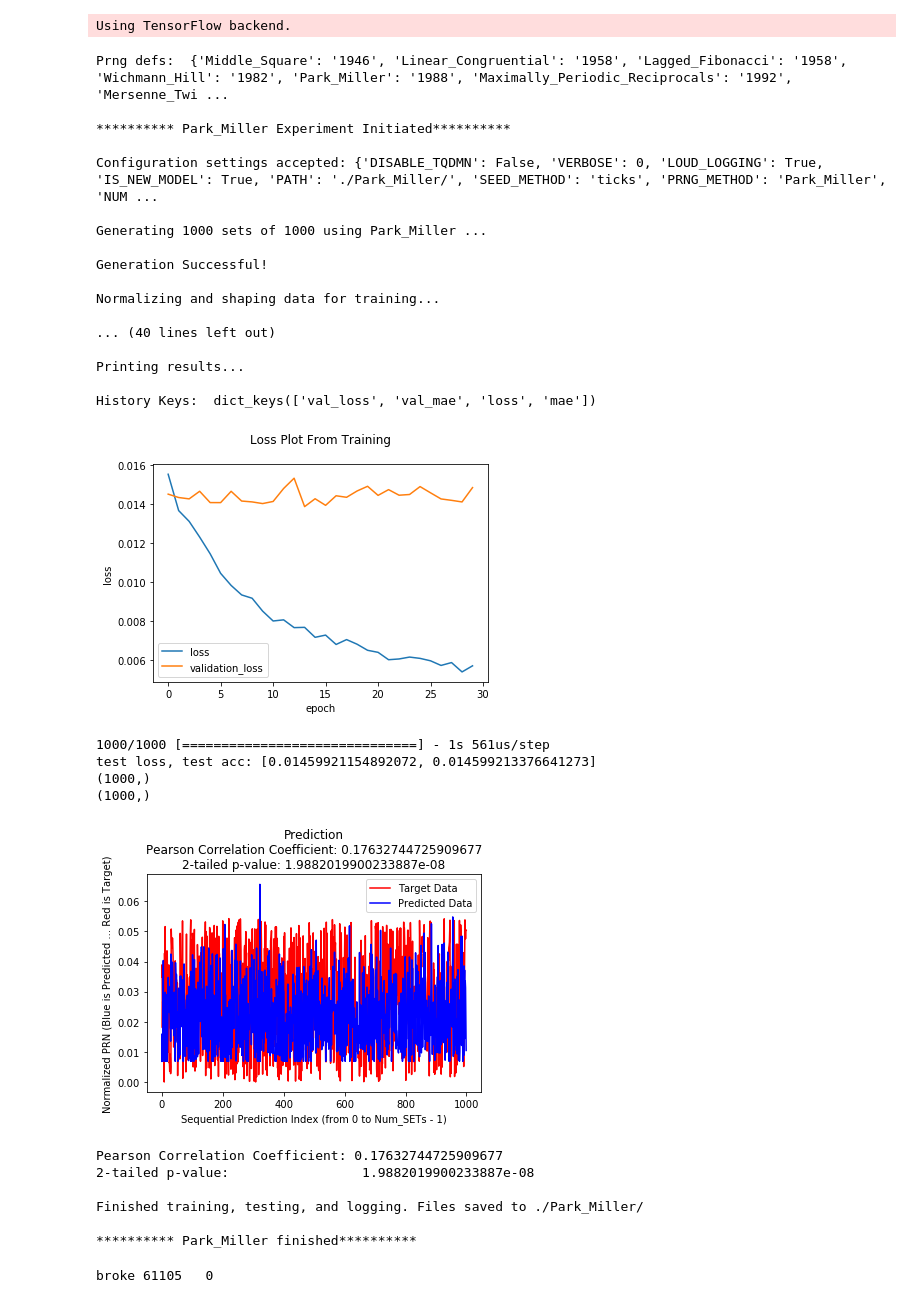
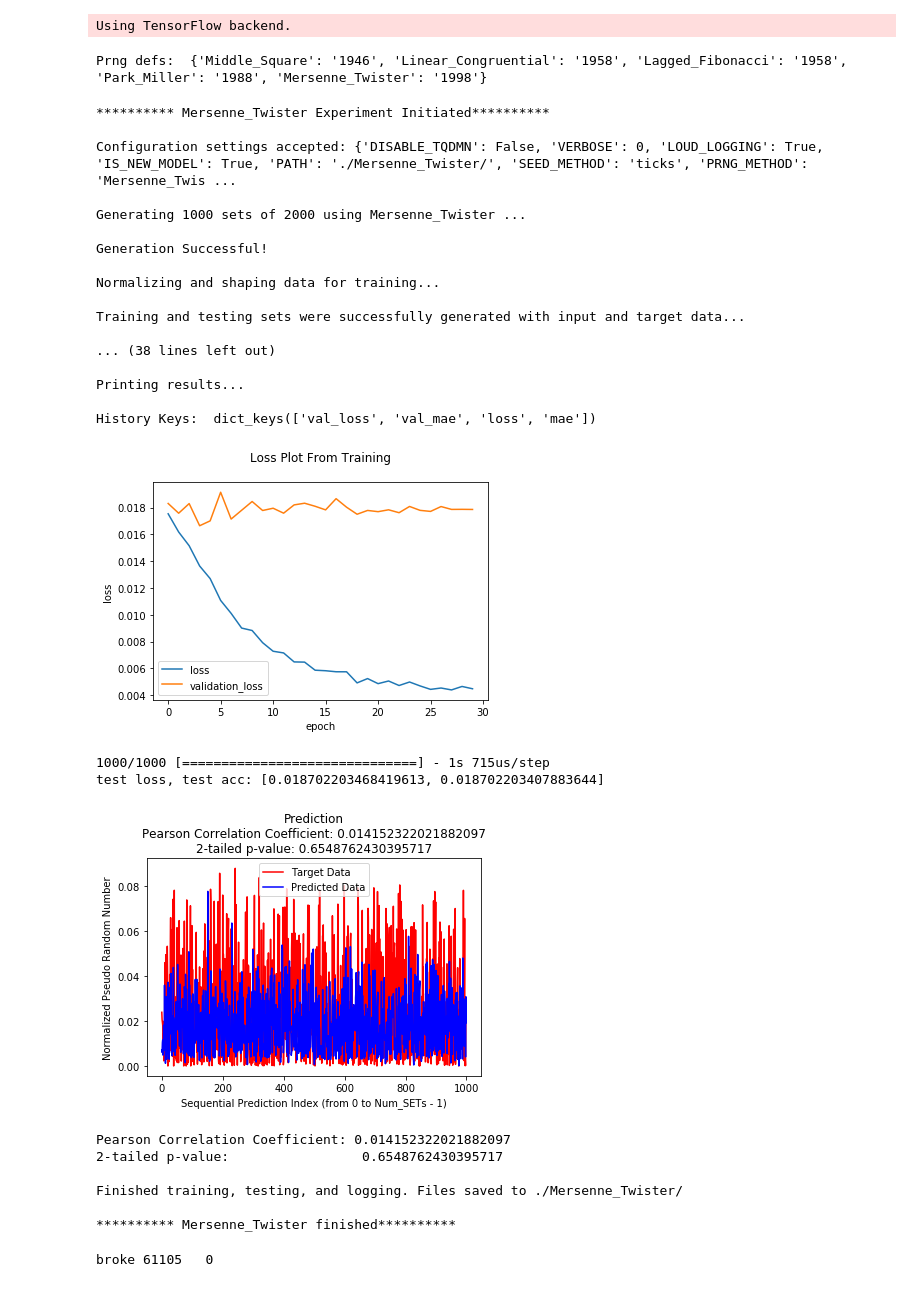
Before and after one commit to spencer741/prng-prediction-using-cnns, a Jupyter notebook: WorkSpace/ProjectCore/main.ipynb, the cells around one changed output. Drawn from its saved outputs; the diff is of its cells as text; code cells hidden in the pictures.

Commit message:
Cleaned code, logging, and re-ran tests.

```diff
--- a/WorkSpace/ProjectCore/main.ipynb
+++ b/WorkSpace/ProjectCore/main.ipynb
@@ -8,71 +7,69 @@ from Core.Experiment import Experiment
 # %% [output]
 Using TensorFlow backend.
+# %%
+from Core.PrngMethods import Get_Defs
+defs = Get_Defs()
+print('Prng defs: ',defs)
+# %% [output]
+Prng defs:  {'Middle_Square': '1946', 'Linear_Congruential': '1958', 'Lagged_Fibonacci': '1958', 'Park_Miller': '1988', 'Mersenne_Twister': '1998'}
 # %%
-from Core.PrngMethods import Get_Defs
-
-defs = Get_Defs()
-
-print('Prng defs: ',defs)
-
 configuration = {
         'DISABLE_TQDMN' : False,
         'VERBOSE' : 0,
         'LOUD_LOGGING': True,
 
         'IS_NEW_MODEL' : True,
-        'PATH' : './Park_Miller/',
+        'PATH' : './Mersenne_Twister/',
         'SEED_METHOD' : 'ticks',
-        'PRNG_METHOD' : 'Park_Miller',
+        'PRNG_METHOD' : 'Mersenne_Twister',
         'NUM_SETS' : 1000,
-        'SET_LEN': 1000,
+        'SET_LEN': 2000,
         'BATCH_SIZE': 15,
         'NUM_EPOCHS': 30,
 
         'CHKPNT_MONITOR' : 'mae',
         'CHKPNT_MODE' : 'min',
 
 
         'USE_VALIDATION' : True ,
         'VALIDATION_SPLIT' :  0.3,
 
         'OVERRIDE_LOAD_COMPILATION' : False,
         'LR': .001,
         'LOSS_METHOD':'mean_absolute_error' #mae
     }
 
 
 E = Experiment(configuration)
 E.perform()
 # %% [output]
-Prng defs:  {'Middle_Square': '1946', 'Linear_Congruential': '1958', 'Lagged_Fibonacci': '1958', 'Wichmann_Hill': '1982', 'Park_Miller': '1988', 'Maximally_Periodic_Reciprocals': '1992', 'Mersenne_Twi ...
+********** Mersenne_Twister Experiment Initiated**********
 
-********** Park_Miller Experiment Initiated**********
+Configuration settings accepted: {'DISABLE_TQDMN': False, 'VERBOSE': 0, 'LOUD_LOGGING': True, 'IS_NEW_MODEL': True, 'PATH': './Mersenne_Twister/', 'SEED_METHOD': 'ticks', 'PRNG_METHOD': 'Mersenne_Twis ...
 
-Configuration settings accepted: {'DISABLE_TQDMN': False, 'VERBOSE': 0, 'LOUD_LOGGING': True, 'IS_NEW_MODEL': True, 'PATH': './Park_Miller/', 'SEED_METHOD': 'ticks', 'PRNG_METHOD': 'Park_Miller', 'NUM ...
-
-Generating 1000 sets of 1000 using Park_Miller ...
+Generating 1000 sets of 2000 using Mersenne_Twister ...
 
 Generation Successful!
 
 Normalizing and shaping data for training...
 
-... (40 lines left out)
+Training and testing sets were successfully generated with input and target data...
+
+... (38 lines left out)
 
 Printing results...
 
 History Keys:  dict_keys(['val_loss', 'val_mae', 'loss', 'mae'])
-[figure, old version]
+[figure, new version]
-1000/1000 [==============================] - 1s 561us/step
-test loss, test acc: [0.01459921154892072, 0.014599213376641273]
-(1000,)
-(1000,)
+1000/1000 [==============================] - 1s 715us/step
+test loss, test acc: [0.018702203468419613, 0.018702203407883644]
-[figure, old version]
+[figure, new version]
-Pearson Correlation Coefficient: 0.17632744725909677
-2-tailed p-value:                 1.9882019900233887e-08
+Pearson Correlation Coefficient: 0.014152322021882097
+2-tailed p-value:                 0.6548762430395717
 
-Finished training, testing, and logging. Files saved to ./Park_Miller/
+Finished training, testing, and logging. Files saved to ./Mersenne_Twister/
 
-********** Park_Miller finished**********
+********** Mersenne_Twister finished**********
 # %%
 from datetime import *
 from time import sleep
```
Also changed, not shown: parts of 1 cell of this notebook, 53 other files.
